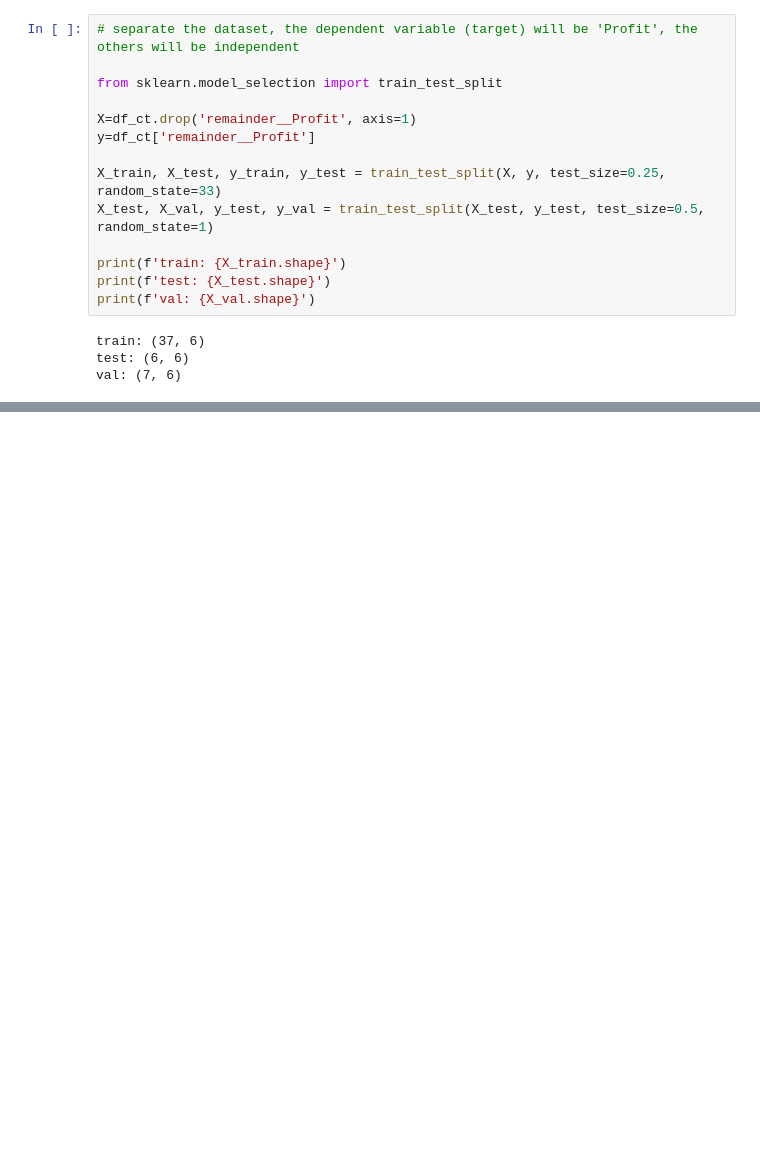
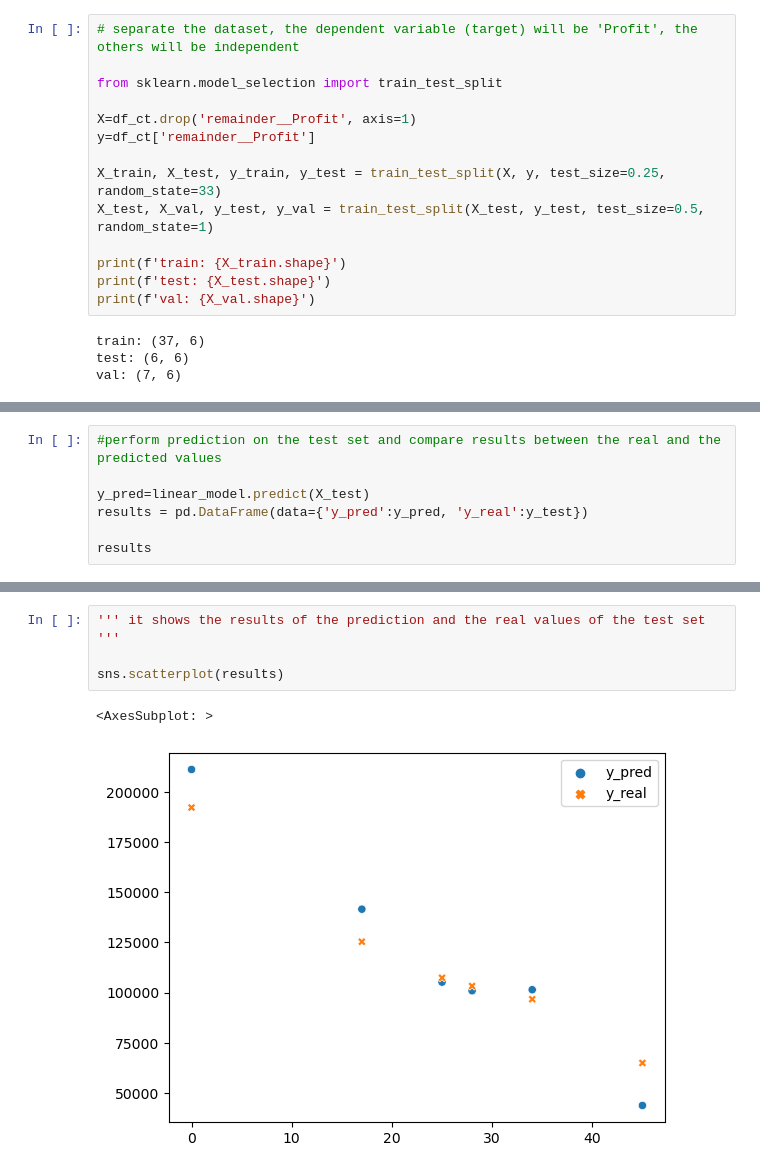
Before and after one commit to duartetorreserick/Machine_Learning, a Jupyter notebook: Lab1/Lineal_Regression.ipynb, the cells around one changed output, grey strips where cells are left out. Drawn from its saved outputs; the diff is of its cells as text; blank space fills up the shorter version.

```diff
--- a/Lab1/Lineal_Regression.ipynb
+++ b/Lab1/Lineal_Regression.ipynb
@@ -106,0 +140,7 @@ val: (7, 6)
+# %%
+#perform prediction on the test set and compare results between the real and the predicted values
+
+y_pred=linear_model.predict(X_test)
+results = pd.DataFrame(data={'y_pred':y_pred, 'y_real':y_test})
+
+results
@@ -106,0 +197,7 @@ val: (7, 6)
+# %%
+''' it shows the results of the prediction and the real values of the test set '''
+
+sns.scatterplot(results)
+# %% [output]
+<AxesSubplot: >
+[figure, added]
```
Also changed, not shown: parts of 10 cells of this notebook.
